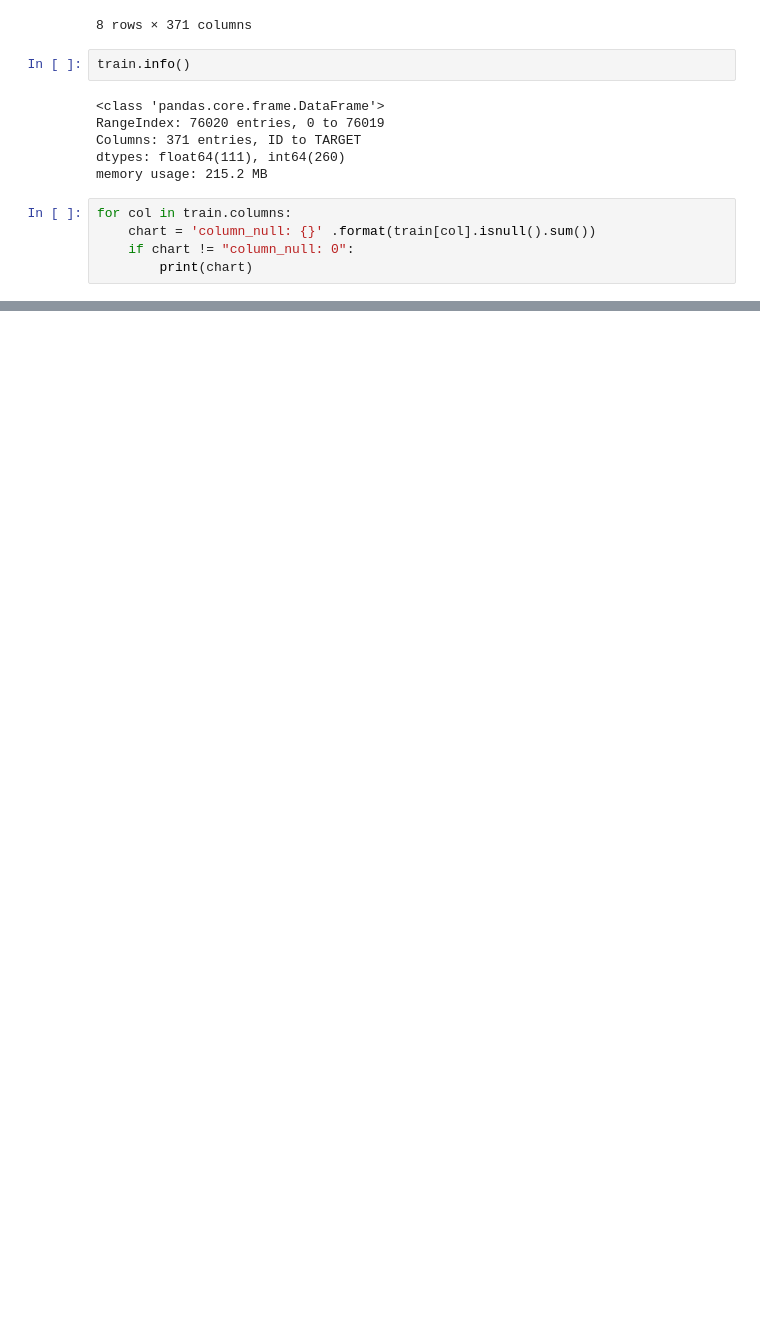
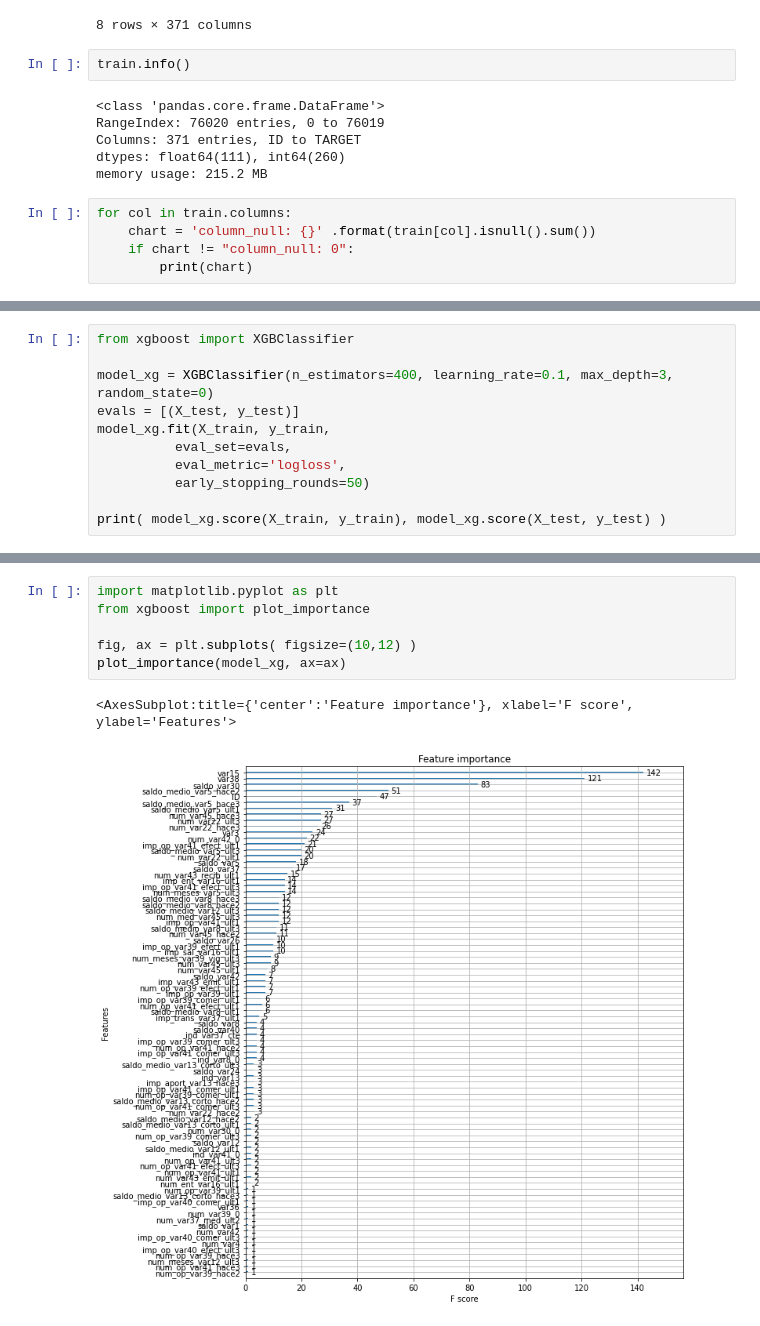
Before and after one commit to SYdney-Go/2021_SELF_STUDY, a Jupyter notebook: 2021_SELF_STUDY/Python_Practices/광주인공지능사관학교/ML class/Santander Customer Satisfaction.ipynb, the cells around one changed output, grey strips where cells are left out. Saved outputs shown, nothing was run; the diff lists cells and outputs as text; blank space fills up the shorter version.

```diff
--- a/2021_SELF_STUDY/Python_Practices/광주인공지능사관학교/ML class/Santander Customer Satisfaction.ipynb
+++ b/2021_SELF_STUDY/Python_Practices/광주인공지능사관학교/ML class/Santander Customer Satisfaction.ipynb
@@ -87,0 +92,11 @@ print("특성들의 분산 값: \n", df.var().max(), df.var().min() )
+# %%
+from xgboost import XGBClassifier
+
+model_xg = XGBClassifier(n_estimators=400, learning_rate=0.1, max_depth=3, random_state=0)
+evals = [(X_test, y_test)]
+model_xg.fit(X_train, y_train,
+          eval_set=evals,
+          eval_metric='logloss',
+          early_stopping_rounds=50)
+
+print( model_xg.score(X_train, y_train), model_xg.score(X_test, y_test) )
@@ -87,0 +121,9 @@ print("특성들의 분산 값: \n", df.var().max(), df.var().min() )
+# %%
+import matplotlib.pyplot as plt
+from xgboost import plot_importance
+
+fig, ax = plt.subplots( figsize=(10,12) )
+plot_importance(model_xg, ax=ax)
+# %% [output]
+<AxesSubplot:title={'center':'Feature importance'}, xlabel='F score', ylabel='Features'>
+[figure, added]
```
Also changed, not shown: parts of 14 cells of this notebook, 5 other files.
